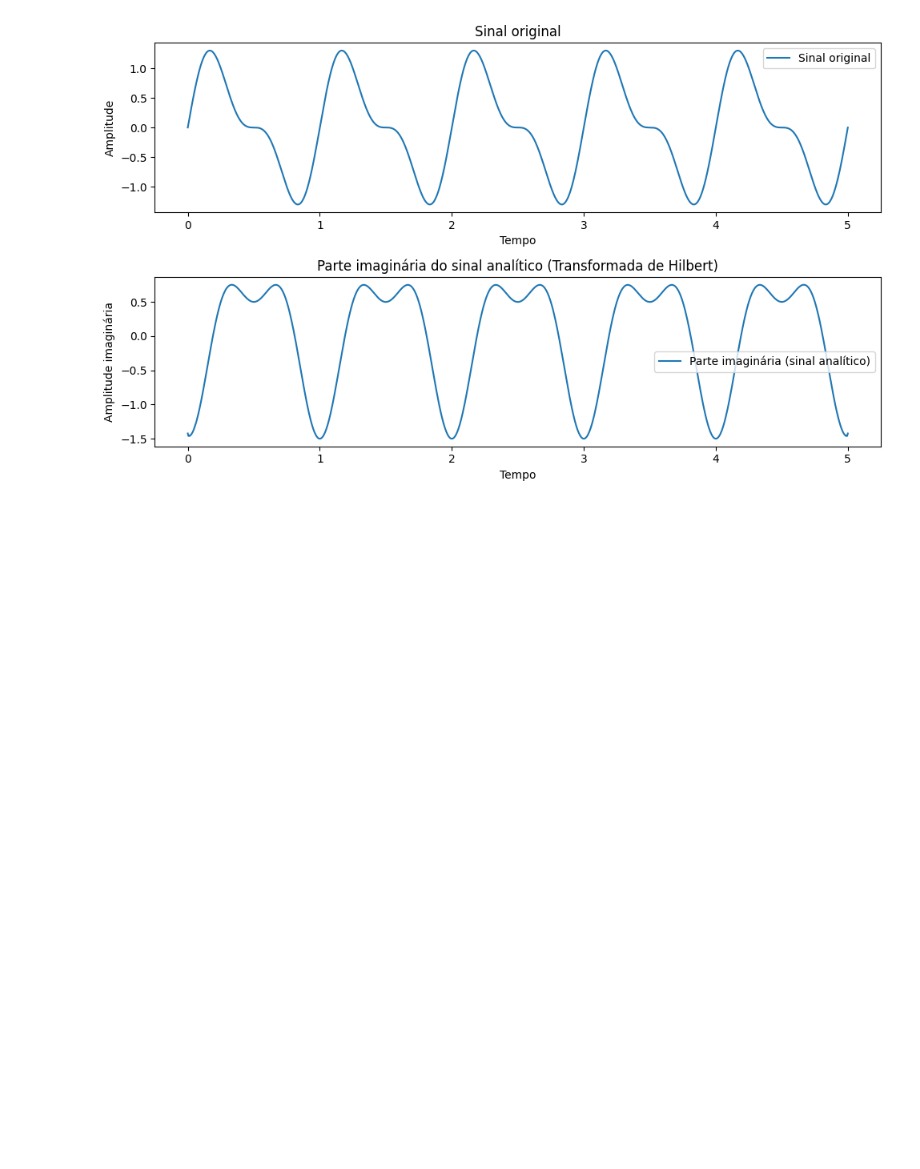
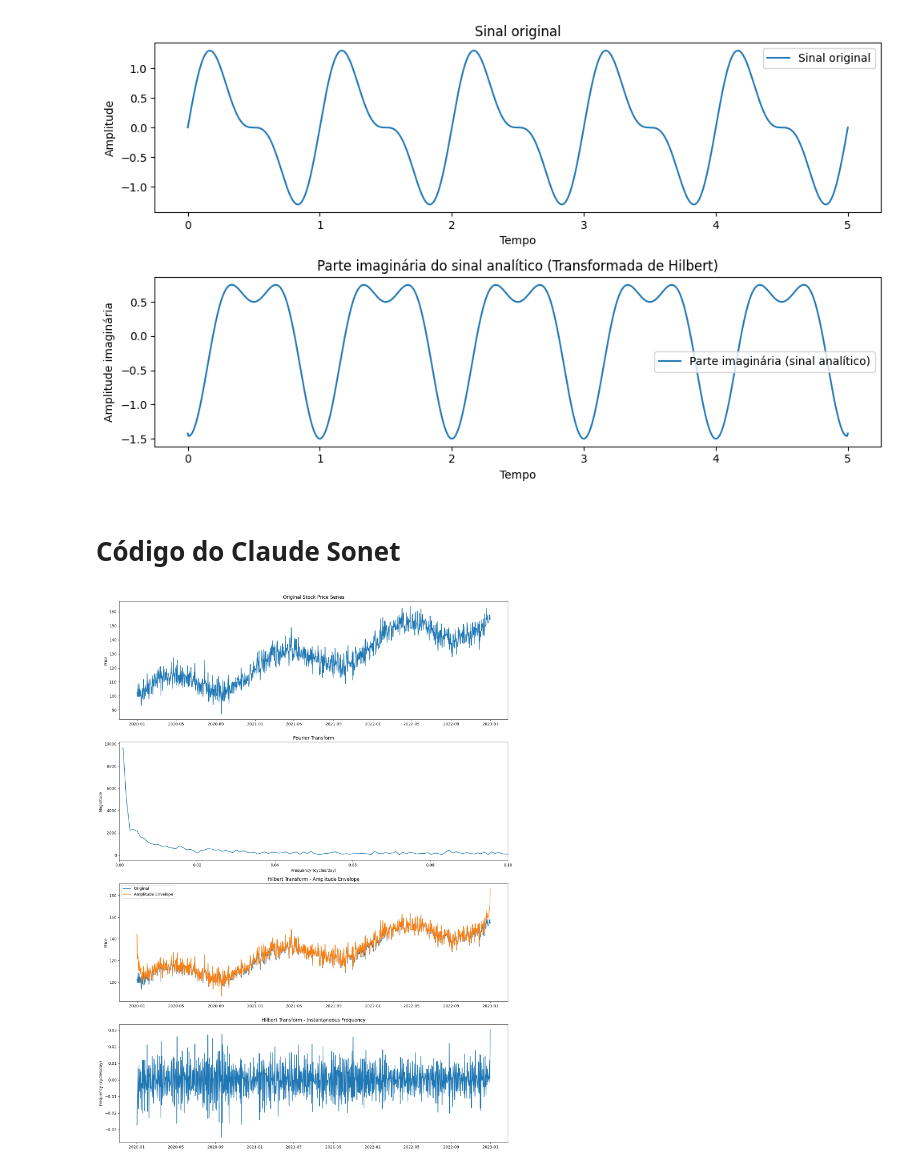
Before and after one commit to vidomirana/Analise-Sincronia-SeriesTemporais-Soja, a Jupyter notebook: Modelos_Transformadas/Transformada_Hilbert.ipynb, the cells around one changed output. Drawn from its saved outputs; the diff is of its cells as text; code cells hidden in the pictures; blank space fills up the shorter version.

```diff
--- a/Modelos_Transformadas/Transformada_Hilbert.ipynb
+++ b/Modelos_Transformadas/Transformada_Hilbert.ipynb
@@ -34,3 +32,79 @@ plt.tight_layout()
 plt.show()
 # %% [output]
 [figure]
+# %% [markdown]
+# Código do Claude Sonet
+# %%
+from scipy.fft import fft, fftfreq
+
+
+# Generate synthetic daily stock price data
+np.random.seed(42)
+dates = pd.date_range(start='2020-01-01', end='2022-12-31', freq='D')
+t = np.arange(len(dates))
+trend = 100 + t * 0.05
+seasonal = 10 * np.sin(2 * np.pi * t / 365.25)  # Yearly cycle
+noise = np.random.normal(0, 5, len(t))
+price = trend + seasonal + noise
+
+# Create a DataFrame
+df = pd.DataFrame({'Date': dates, 'Price': price})
+df.set_index('Date', inplace=True)
+
+# Fourier Transform Analysis
+n = len(df)
+fft_result = fft(df['Price'].values)
+frequencies = fftfreq(n, d=1)  # Assuming daily data, so d=1 day
+positive_freq_mask = frequencies > 0
+
+# Hilbert Transform Analysis
+analytic_signal = hilbert(df['Price'].values)
+amplitude_envelope = np.abs(analytic_signal)
+instantaneous_phase = np.unwrap(np.angle(analytic_signal))
+instantaneous_frequency = np.diff(instantaneous_phase) / (2.0 * np.pi)
+
+# Plotting
+plt.figure(figsize=(15, 20))
+
+# Original Price Series
+plt.subplot(4, 1, 1)
+plt.plot(df.index, df['Price'])
+plt.title('Original Stock Price Series')
+plt.ylabel('Price')
+
+# Fourier Transform
+plt.subplot(4, 1, 2)
+plt.plot(frequencies[positive_freq_mask], np.abs(fft_result[positive_freq_mask]))
+plt.title('Fourier Transform')
+plt.xlabel('Frequency (cycles/day)')
+plt.ylabel('Magnitude')
+plt.xlim(0, 0.1)  # Focus on lower frequencies
+
+# Hilbert Transform - Amplitude Envelope
+plt.subplot(4, 1, 3)
+plt.plot(df.index, df['Price'], label='Original')
+plt.plot(df.index, amplitude_envelope, label='Amplitude Envelope')
+plt.title('Hilbert Transform - Amplitude Envelope')
+plt.ylabel('Price')
+plt.legend()
+
+# Hilbert Transform - Instantaneous Frequency
+plt.subplot(4, 1, 4)
+plt.plot(df.index[1:], instantaneous_frequency)
+plt.title('Hilbert Transform - Instantaneous Frequency')
+plt.ylabel('Frequency (cycles/day)')
+
+plt.tight_layout()
+plt.show()
+
+# Analysis and Interpretation
+print("Fourier Transform Analysis:")
+top_frequencies = frequencies[positive_freq_mask][np.argsort(np.abs(fft_result[positive_freq_mask]))[-5:]]
+print(f"Top 5 frequencies (cycles/day): {top_frequencies}")
+print(f"Corresponding periods (days): {1/top_frequencies}")
+
+print("\nHilbert Transform Analysis:")
+print(f"Mean Instantaneous Frequency: {np.mean(instantaneous_frequency)} cycles/day")
+print(f"Corresponding average period: {1/np.mean(instantaneous_frequency):.2f} days")
+# %% [output]
+[figure, added]
```
Also changed, not shown: parts of 3 cells of this notebook.
